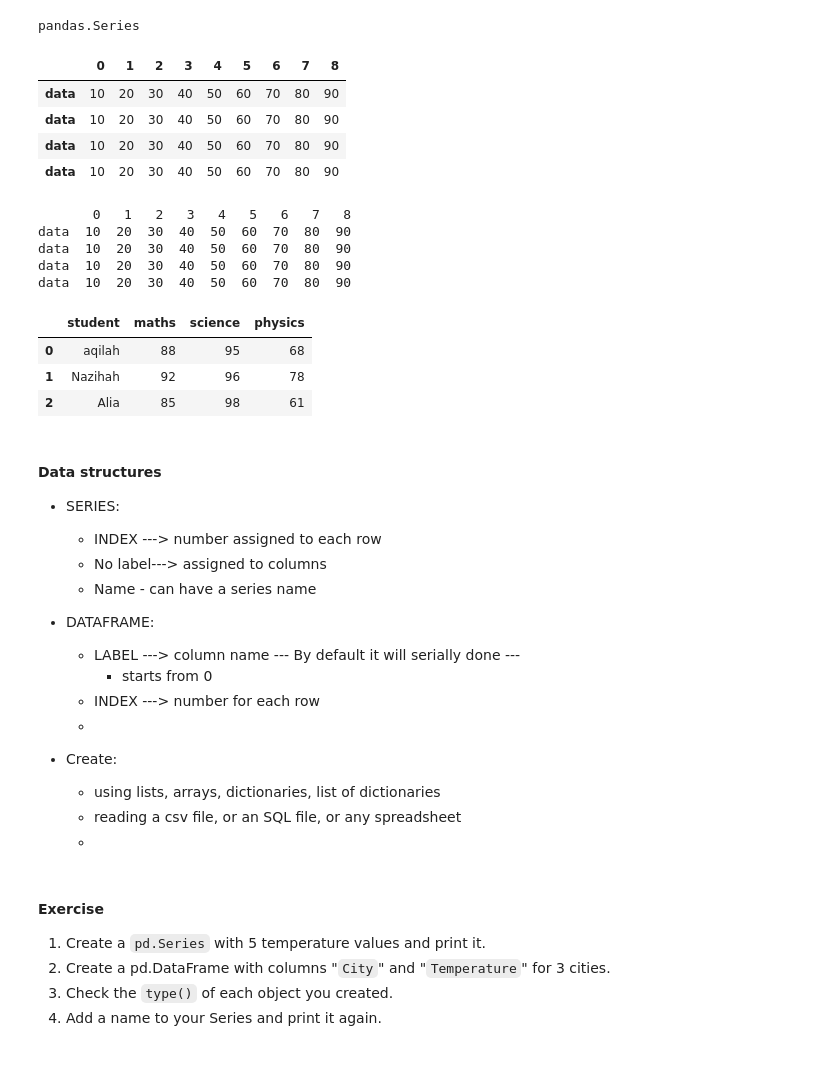
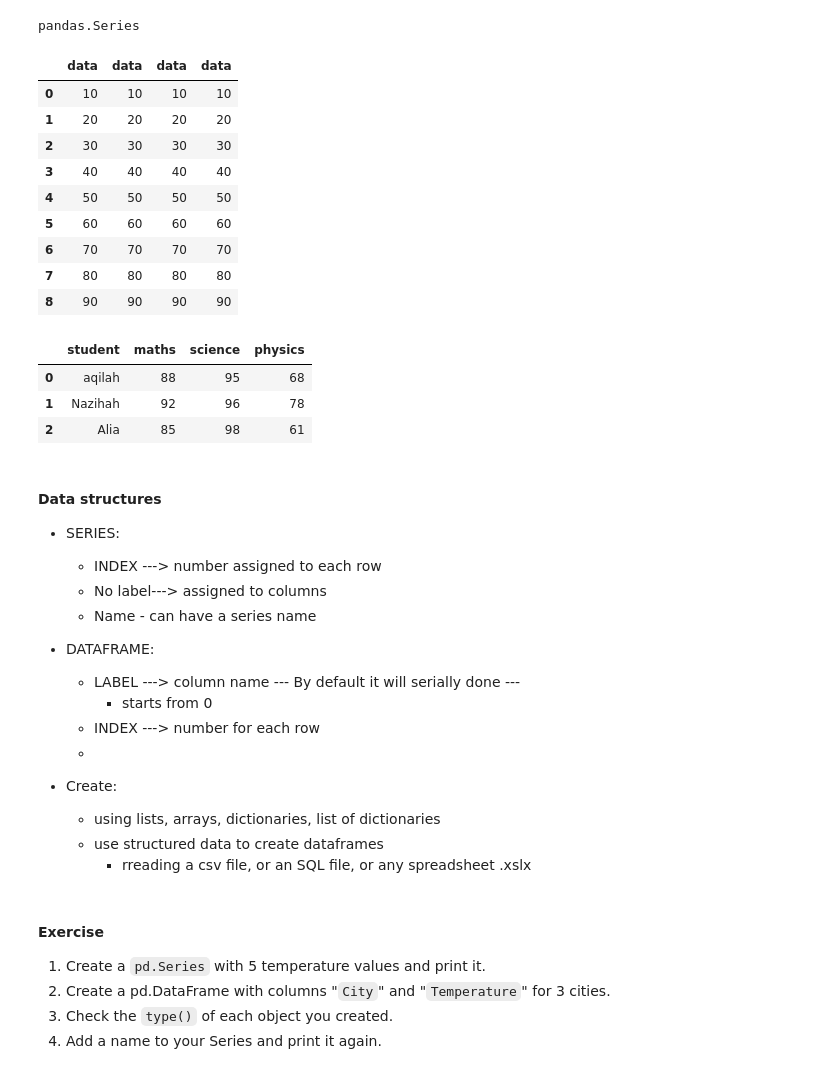
Before and after one commit to BalqishOmar/Balqish_AIML-nexperts4, a Jupyter notebook: Day 07 - Pandas/inclass 1 Pandas .ipynb, the cells around one changed output. Drawn from its saved outputs; the diff is of its cells as text; code cells hidden in the pictures.

```diff
--- a/Day 07 - Pandas/inclass 1 Pandas .ipynb
+++ b/Day 07 - Pandas/inclass 1 Pandas .ipynb
@@ -50,31 +53,24 @@ type(series_a)
 8    90
 Name: data, dtype: int64
 pandas.Series
-# %%
-pd.DataFrame([series_a,series_a,series_a,series_a])
-# %% [output]
-|  | 0 | 1 | 2 | 3 | 4 | 5 | 6 | 7 | 8 |
-| data | 10 | 20 | 30 | 40 | 50 | 60 | 70 | 80 | 90 |
-| data | 10 | 20 | 30 | 40 | 50 | 60 | 70 | 80 | 90 |
-| data | 10 | 20 | 30 | 40 | 50 | 60 | 70 | 80 | 90 |
-| data | 10 | 20 | 30 | 40 | 50 | 60 | 70 | 80 | 90 |
 # %%
-dataframe_a = pd.DataFrame(data)
+dataframe_a = pd.DataFrame(data) # dataframe of a single column
+
+# we combined a lot of series objects together
 dataframe_a = pd.DataFrame([series_a,series_a,series_a,series_a]) # the name will turn to label
+dataframe_a
 
-# naming columns
-cols = ['series1', 'series2', 'series3','series4','series5','series6','series7','series8']
-
-dataframe_a = pd.DataFrame([series_a,series_a,series_a,series_a],
-                        #    columns= cols
-)
-
-print(dataframe_a)
-# type(dataframe_a)
+# Transpose a Data Frame
+pd.DataFrame([series_a, series_a, series_a, series_a]).T
 # %% [output]
-       0   1   2   3   4   5   6   7   8
-data  10  20  30  40  50  60  70  80  90
-data  10  20  30  40  50  60  70  80  90
-data  10  20  30  40  50  60  70  80  90
-data  10  20  30  40  50  60  70  80  90
+|  | data | data | data | data |
+| 0 | 10 | 10 | 10 | 10 |
+| 1 | 20 | 20 | 20 | 20 |
+| 2 | 30 | 30 | 30 | 30 |
+| 3 | 40 | 40 | 40 | 40 |
+| 4 | 50 | 50 | 50 | 50 |
+| 5 | 60 | 60 | 60 | 60 |
+| 6 | 70 | 70 | 70 | 70 |
+| 7 | 80 | 80 | 80 | 80 |
+| 8 | 90 | 90 | 90 | 90 |
 # %%
@@ -106,8 +104,8 @@ marks_df
     -
 - Create:
     - using lists, arrays, dictionaries, list of dictionaries
-    - reading a csv file, or an SQL file, or any spreadsheet
-    -
+    - use structured data to create dataframes
+        - rreading a csv file, or an SQL file, or any spreadsheet .xslx
 # %% [markdown]
 #### Exercise
 1. Create a `pd.Series` with 5 temperature values and print it.
```
Also changed, not shown: parts of 34 cells of this notebook, 2 other files.
